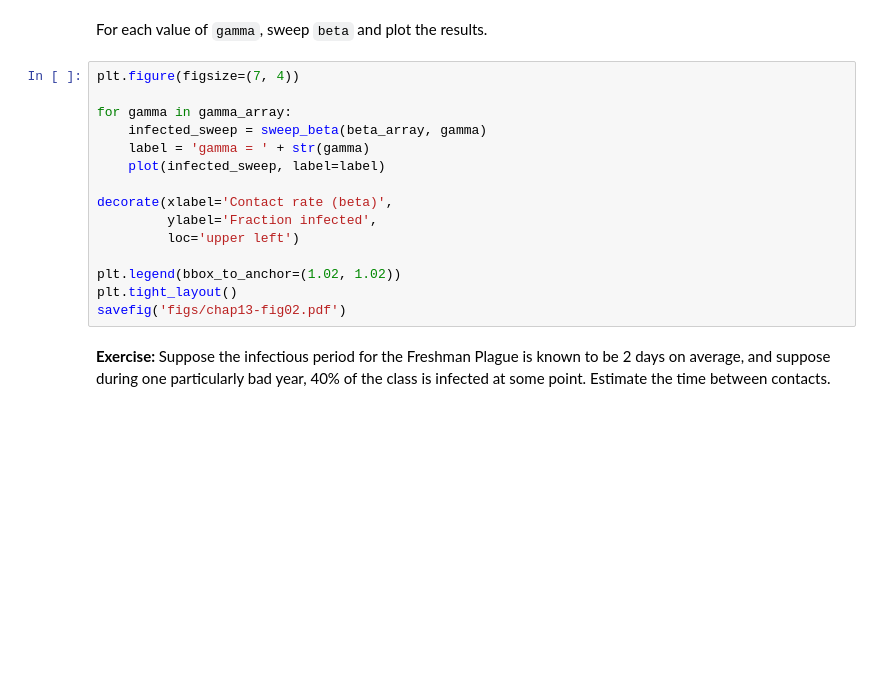
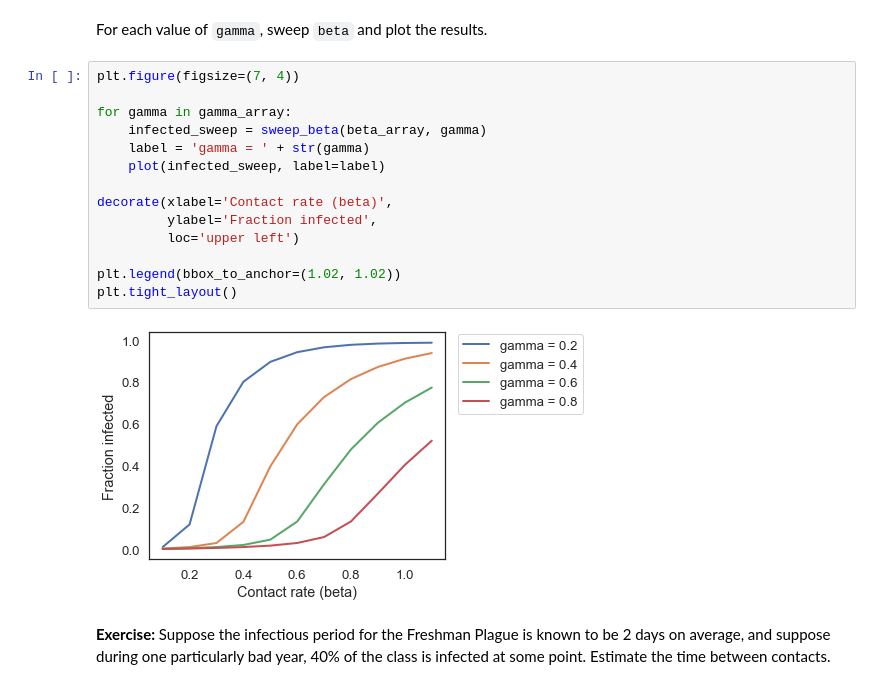
Before and after one commit to MsQCompSci/DATA604HW, a Jupyter notebook: LQ604FINALCH13.ipynb, the cells around one changed output. Drawn from its saved outputs; the diff is of its cells as text; blank space fills up the shorter version.

```diff
--- a/LQ604FINALCH13.ipynb
+++ b/LQ604FINALCH13.ipynb
@@ -156,18 +187,19 @@ For each value of `gamma`, sweep `beta` and plot the results.
 # %%
 plt.figure(figsize=(7, 4))
 
 for gamma in gamma_array:
     infected_sweep = sweep_beta(beta_array, gamma)
     label = 'gamma = ' + str(gamma)
     plot(infected_sweep, label=label)
 
 decorate(xlabel='Contact rate (beta)',
          ylabel='Fraction infected',
          loc='upper left')
 
 plt.legend(bbox_to_anchor=(1.02, 1.02))
 plt.tight_layout()
-savefig('figs/chap13-fig02.pdf')
+# %% [output]
+[figure, added]
 # %% [markdown]
 **Exercise:**  Suppose the infectious period for the Freshman Plague is known to be 2 days on average, and suppose during one particularly bad year, 40% of the class is infected at some point.  Estimate the time between contacts.
 # %%
```
Also changed, not shown: parts of 15 cells of this notebook.
